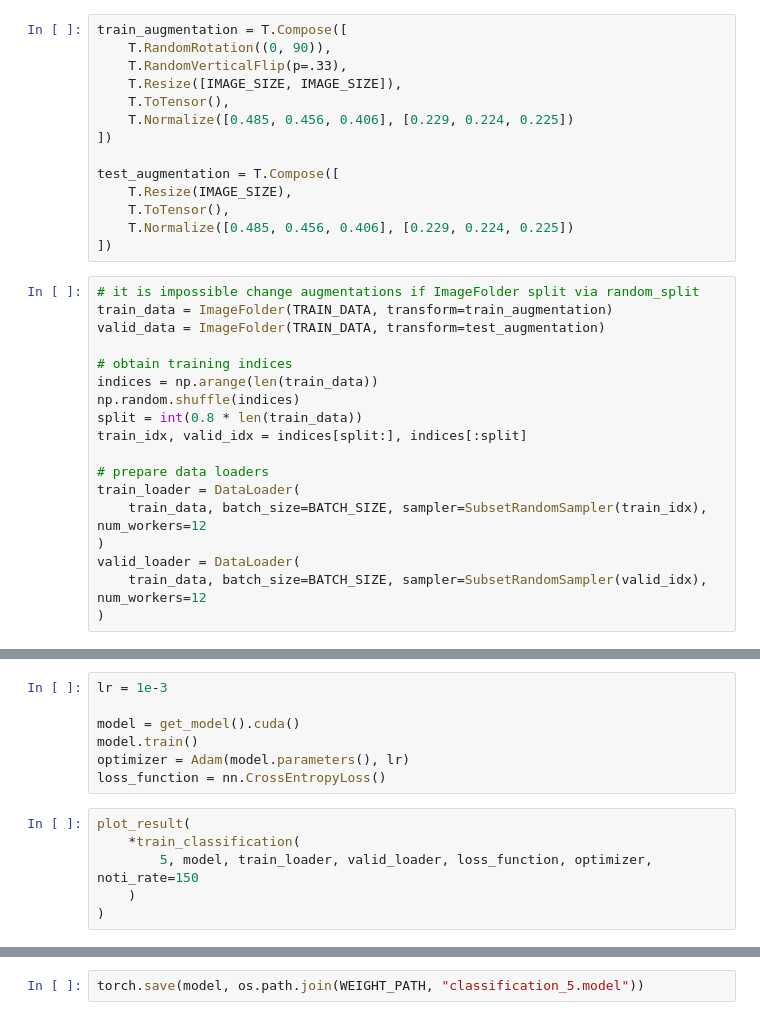
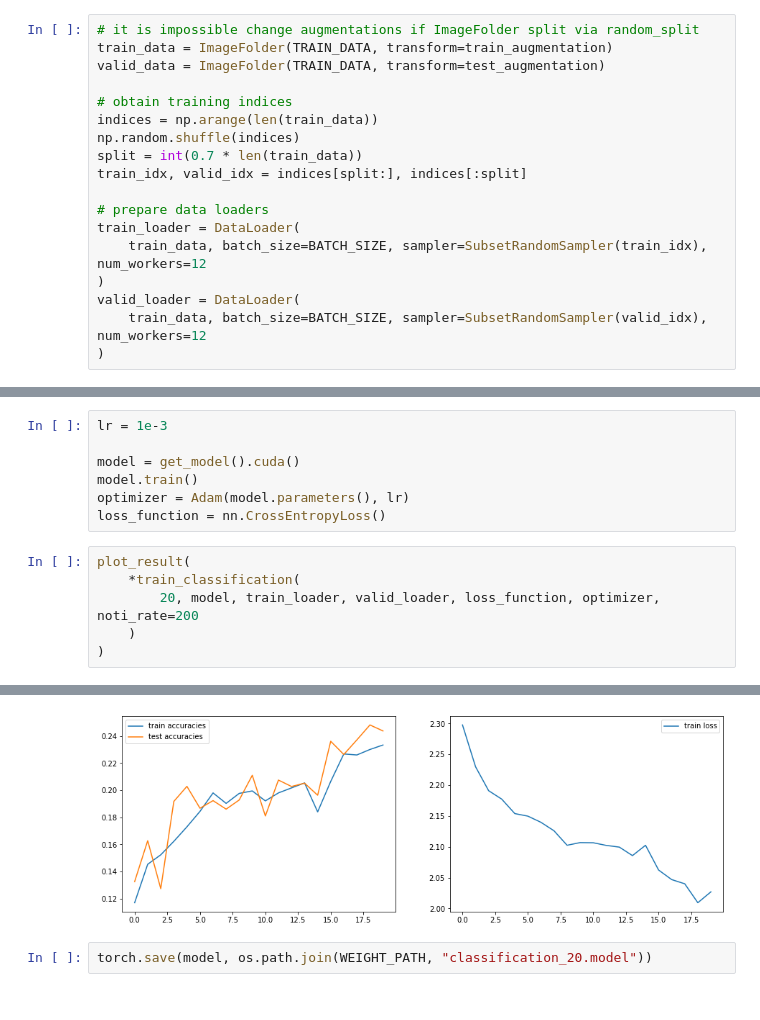
Before and after one commit to BabylenMagnus/Dogs_classification, a Jupyter notebook: train.ipynb, the cells around one changed output, grey strips where cells are left out. Drawn from its saved outputs; the diff is of its cells as text.

```diff
--- a/train.ipynb
+++ b/train.ipynb
@@ -23,17 +11,3 @@ import numpy as np
-# %%
-train_augmentation = T.Compose([
-	T.RandomRotation((0, 90)),
-	T.RandomVerticalFlip(p=.33),
-	T.Resize([IMAGE_SIZE, IMAGE_SIZE]),
-	T.ToTensor(),
-	T.Normalize([0.485, 0.456, 0.406], [0.229, 0.224, 0.225])
-])
-
-test_augmentation = T.Compose([
-	T.Resize(IMAGE_SIZE),
-	T.ToTensor(),
-	T.Normalize([0.485, 0.456, 0.406], [0.229, 0.224, 0.225])
-])
 # %%
 # it is impossible change augmentations if ImageFolder split via random_split
 train_data = ImageFolder(TRAIN_DATA, transform=train_augmentation)
@@ -42,7 +16,7 @@ valid_data = ImageFolder(TRAIN_DATA, transform=test_augmentation)
 # obtain training indices
 indices = np.arange(len(train_data))
 np.random.shuffle(indices)
-split = int(0.8 * len(train_data))
+split = int(0.7 * len(train_data))
 train_idx, valid_idx = indices[split:], indices[:split]
 
 # prepare data loaders
@@ -64,7 +38,7 @@ loss_function = nn.CrossEntropyLoss()
 # %%
 plot_result(
 	*train_classification(
-		5, model, train_loader, valid_loader, loss_function, optimizer, noti_rate=150
+		20, model, train_loader, valid_loader, loss_function, optimizer, noti_rate=200
 	)
 )
 # %% [output]
@@ -73,2 +62,3 @@ Train batch: 300 train loss: 2.3056, train accuracy: 0.6645
+[figure, added]
 # %%
-torch.save(model, os.path.join(WEIGHT_PATH, "classification_5.model"))
+torch.save(model, os.path.join(WEIGHT_PATH, "classification_20.model"))
```
Also changed, not shown: parts of 8 cells of this notebook, 6 other files.
